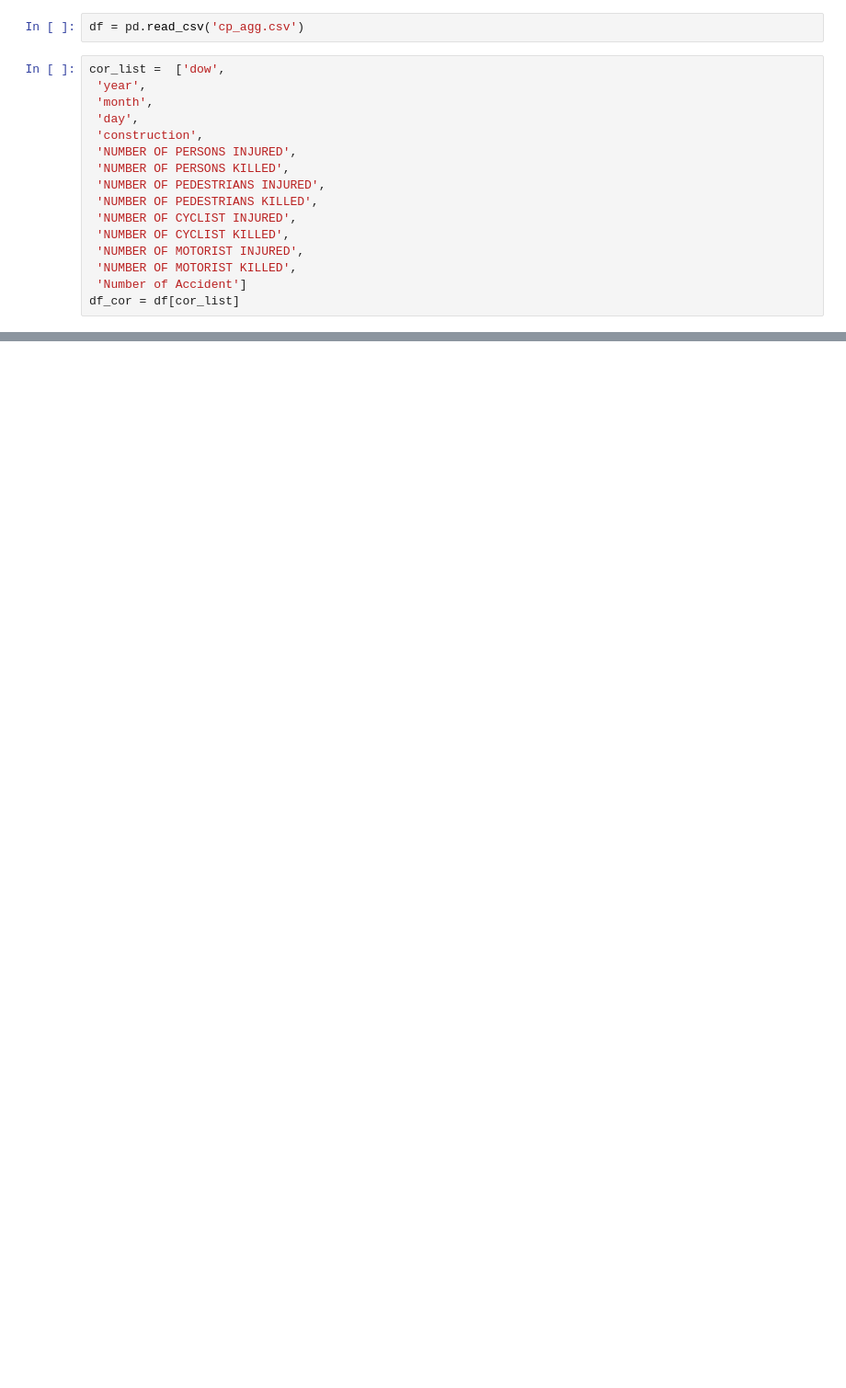
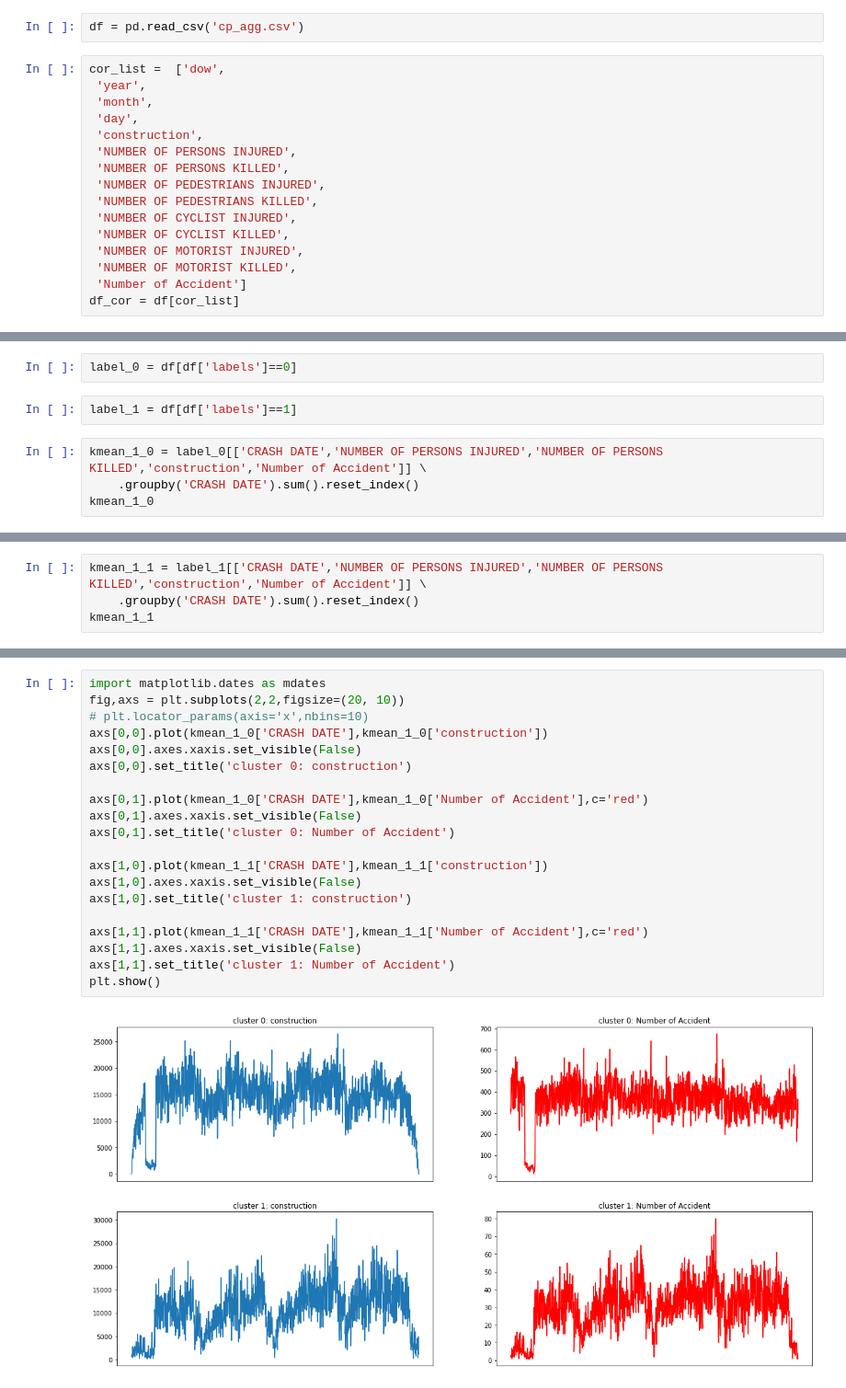
Before and after one commit to xaviercslung/ADS-FinalProject, a Jupyter notebook: Analysis.ipynb, the cells around one changed output, grey strips where cells are left out. Shown: that part at 92% size. Cells and saved outputs as stored; diff of their text form; blank space fills up the shorter version.

```diff
--- a/Analysis.ipynb
+++ b/Analysis.ipynb
@@ -42,0 +99,8 @@ X = df[x_col]
+# %%
+label_0 = df[df['labels']==0]
+# %%
+label_1 = df[df['labels']==1]
+# %%
+kmean_1_0 = label_0[['CRASH DATE','NUMBER OF PERSONS INJURED','NUMBER OF PERSONS KILLED','construction','Number of Accident']] \
+    .groupby('CRASH DATE').sum().reset_index()
+kmean_1_0
@@ -42,0 +121,4 @@ X = df[x_col]
+# %%
+kmean_1_1 = label_1[['CRASH DATE','NUMBER OF PERSONS INJURED','NUMBER OF PERSONS KILLED','construction','Number of Accident']] \
+    .groupby('CRASH DATE').sum().reset_index()
+kmean_1_1
@@ -42,0 +139,22 @@ X = df[x_col]
+# %%
+import matplotlib.dates as mdates
+fig,axs = plt.subplots(2,2,figsize=(20, 10))
+# plt.locator_params(axis='x',nbins=10)
+axs[0,0].plot(kmean_1_0['CRASH DATE'],kmean_1_0['construction'])
+axs[0,0].axes.xaxis.set_visible(False)
+axs[0,0].set_title('cluster 0: construction')
+
+axs[0,1].plot(kmean_1_0['CRASH DATE'],kmean_1_0['Number of Accident'],c='red')
+axs[0,1].axes.xaxis.set_visible(False)
+axs[0,1].set_title('cluster 0: Number of Accident')
+
+axs[1,0].plot(kmean_1_1['CRASH DATE'],kmean_1_1['construction'])
+axs[1,0].axes.xaxis.set_visible(False)
+axs[1,0].set_title('cluster 1: construction')
+
+axs[1,1].plot(kmean_1_1['CRASH DATE'],kmean_1_1['Number of Accident'],c='red')
+axs[1,1].axes.xaxis.set_visible(False)
+axs[1,1].set_title('cluster 1: Number of Accident')
+plt.show()
+# %% [output]
+[figure, added]
```
Also changed, not shown: parts of 49 cells of this notebook.
